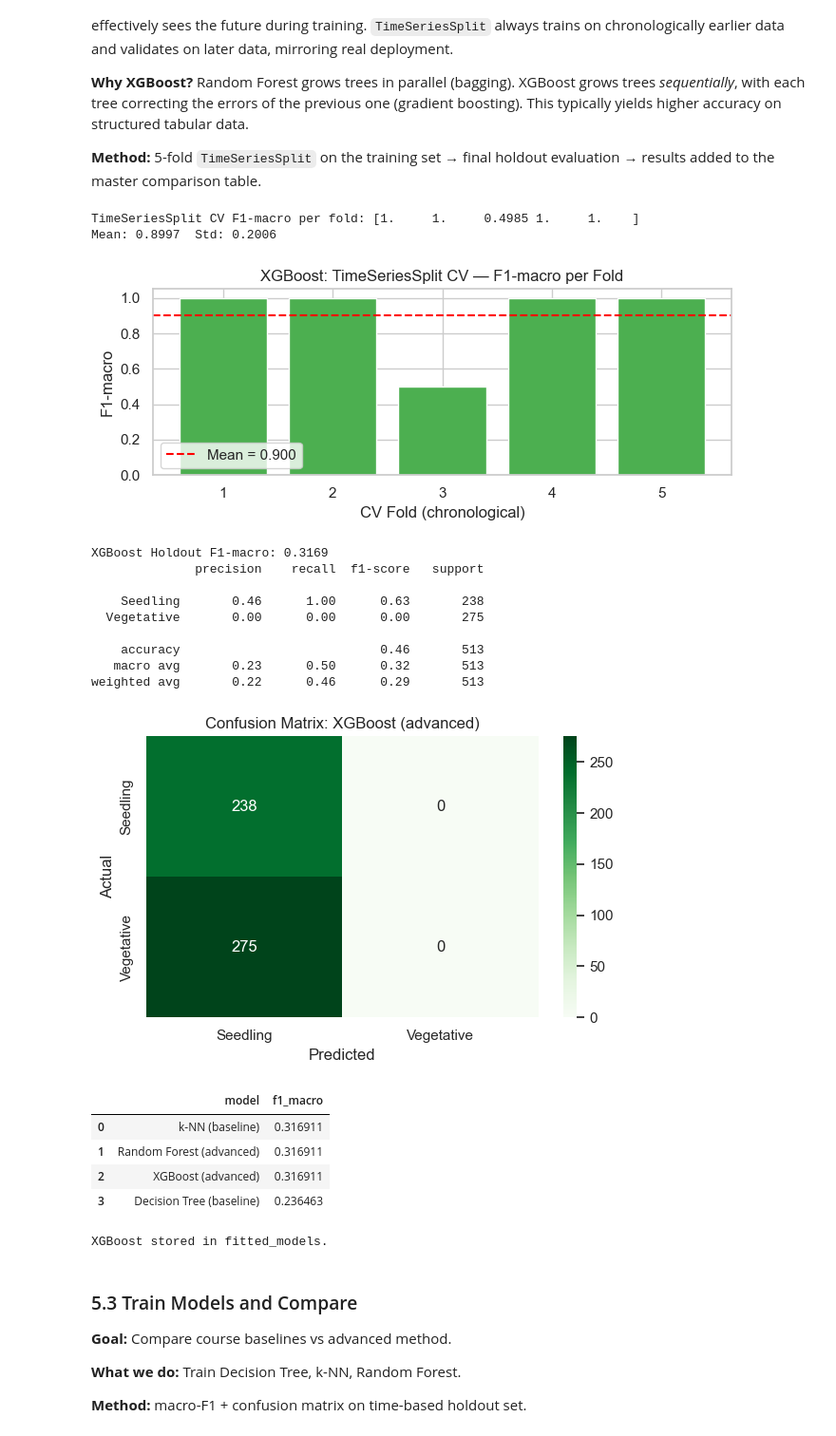
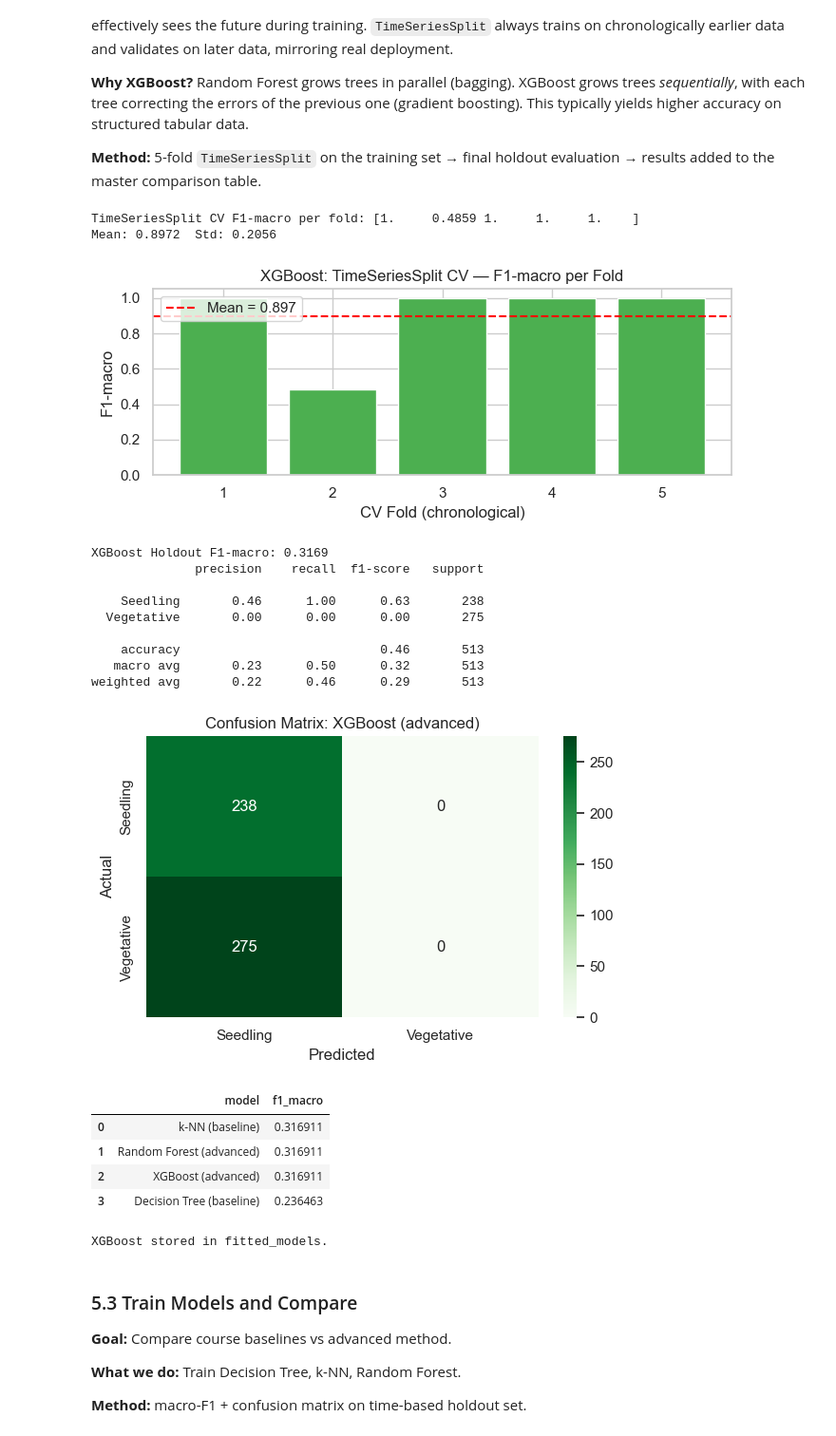
Before and after one commit to Plant-IQ/AutoGrow_DataAnalytics, a Jupyter notebook: data_analytics/AutoGrow.ipynb, the cells around one changed output. Shown at 95% size. Cells and saved outputs as stored; diff of their text form; code cells hidden in the pictures.

Commit message:
fix: imputation pipeline, SMOTE support, and class imbalance handling

```diff
--- a/data_analytics/AutoGrow.ipynb
+++ b/data_analytics/AutoGrow.ipynb
@@ -895,19 +911,10 @@ Active features (12): ['temp1', 'humidity', 'soil_pct', 'light_lux', 'light_hrs_
 # Depends on: X_train_bal, y_train_bal, X_test (all aligned by 5.2)
 # ═══════════════════════════════════════════════════════════════
 
-# X_train_bal is already imputed and column-aligned by the SMOTE cell.
-# X_test was aligned to the same columns there too.
-# Just impute X_test (train stats used only for imputation)
-_xgb_imputer = SimpleImputer(strategy='median')
-_xgb_imputer.fit(X_train_bal)  # fit on train
-X_train_cv = pd.DataFrame(
-    _xgb_imputer.transform(X_train_bal),
-    columns=X_train_bal.columns
-)
-X_test_cv = pd.DataFrame(
-    _xgb_imputer.transform(X_test),
-    columns=X_train_bal.columns
-)
+# X_train_bal and X_test are already imputed with consistent medians from
+# _smote_imputer in 5.2 — no second imputer needed. Use directly.
+X_train_cv = X_train_bal.copy()
+X_test_cv  = X_test.copy()
 
 # Encode string labels → integers
 le = LabelEncoder()
@@ -954,38 +961,38 @@ y_pred_xgb = le.inverse_transform(xgb_clf.predict(X_test_cv))
 xgb_f1 = f1_score(y_test_str, y_pred_xgb, average='macro')
 print(f'\nXGBoost Holdout F1-macro: {xgb_f1:.4f}')
 print(classification_report(y_test_str, y_pred_xgb))
 
 labels_xgb = sorted(y_test_str.unique())
 cm_xgb = confusion_matrix(y_test_str, y_pred_xgb, labels=labels_xgb)
 plt.figure(figsize=(6, 4))
 sns.heatmap(cm_xgb, annot=True, fmt='d', cmap='Greens',
             xticklabels=labels_xgb, yticklabels=labels_xgb)
 plt.title('Confusion Matrix: XGBoost (advanced)')
 plt.xlabel('Predicted')
 plt.ylabel('Actual')
 plt.tight_layout()
 plt.show()
 
 # ── Add to master results table ───────────────────────────────────
 xgb_row = pd.DataFrame([{'model': 'XGBoost (advanced)', 'f1_macro': xgb_f1}])
 if 'results_df' in globals() and isinstance(results_df, pd.DataFrame) and not results_df.empty:
     results_df = pd.concat(
         [results_df[results_df['model'] != 'XGBoost (advanced)'], xgb_row],
         ignore_index=True
     ).sort_values('f1_macro', ascending=False).reset_index(drop=True)
 else:
     results_df = xgb_row.copy()
 display(results_df)
 
-# Store model + imputer + label encoder for SHAP
+# Store model + label encoder for SHAP
 if 'fitted_models' not in globals():
     fitted_models = {}
-fitted_models['XGBoost (advanced)'] = (xgb_clf, _xgb_imputer, le)
+fitted_models['XGBoost (advanced)'] = (xgb_clf, le)
 print('XGBoost stored in fitted_models.')
 # %% [output]
-TimeSeriesSplit CV F1-macro per fold: [1.     1.     0.4985 1.     1.    ]
-Mean: 0.8997  Std: 0.2006
+TimeSeriesSplit CV F1-macro per fold: [1.     0.4859 1.     1.     1.    ]
+Mean: 0.8972  Std: 0.2056
-[figure, old version]
+[figure, new version]
 XGBoost Holdout F1-macro: 0.3169
               precision    recall  f1-score   support
 
```
Also changed, not shown: parts of 5 cells of this notebook.
